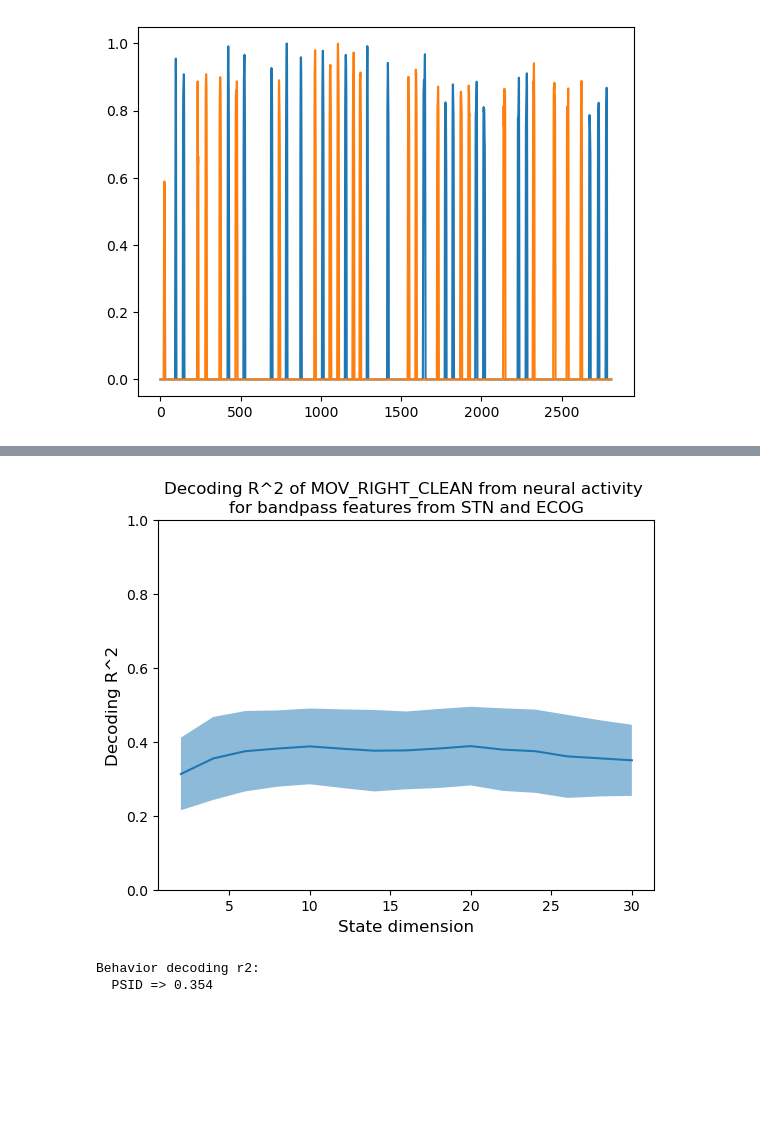
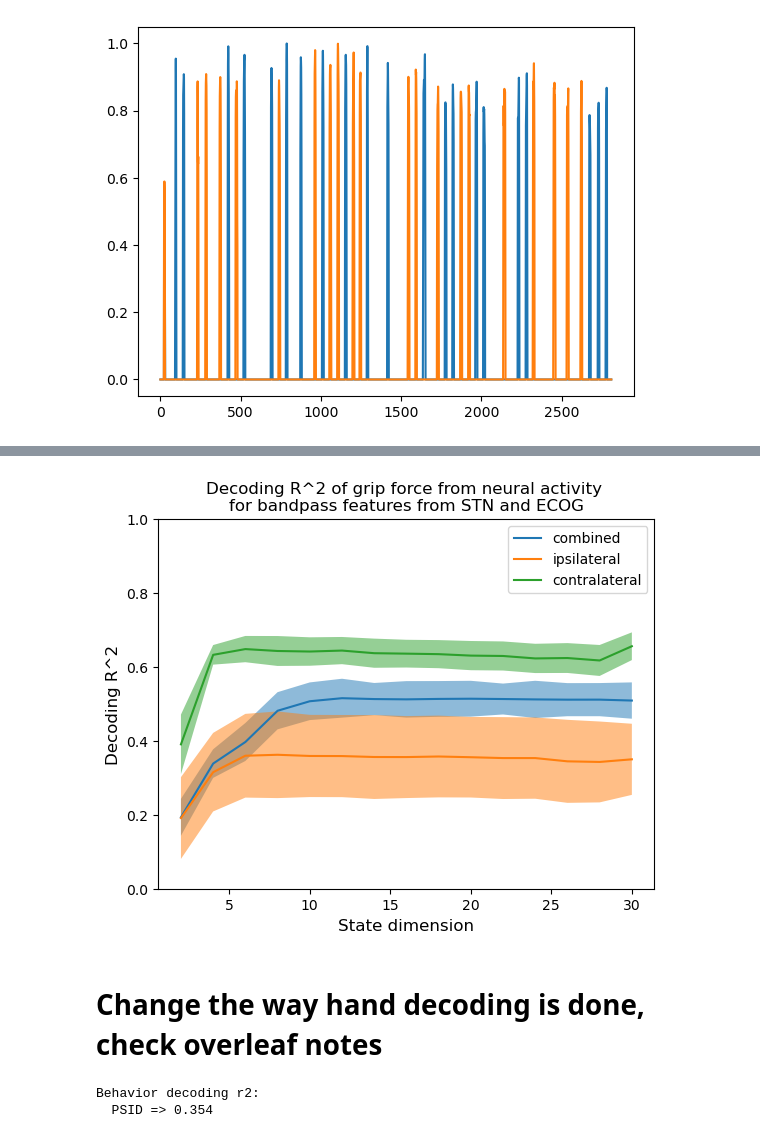
Before and after one commit to lauraflyra/BehaviorallyRelevantNeuralDynamicsWithPSID, a Jupyter notebook: src/explore_handness.ipynb, the cells around one changed output, grey strips where cells are left out. Cells and saved outputs as stored; diff of their text form; code cells hidden in the pictures; blank space fills up the shorter version.

Commit message:
hand decoding is incomplete, do classifier after PSID complete: comparison between ipsi and contralateral + combined

```diff
--- a/src/explore_handness.ipynb
+++ b/src/explore_handness.ipynb
@@ -53,0 +28,6 @@ Behavior decoding evaluation:
+# %%
+K_FOLDS = 5
+N_DIMS = 15
+MAX_DIM = 30
+# %%
+eval_over_dims_comb, behavior_dims_latent = explore_latent_behavior_dims(feature_df, behavior_df_comb, k_folds=K_FOLDS, n_dims=N_DIMS, max_dim=MAX_DIM, i=MAX_DIM, cv_eval='R2')
@@ -53,0 +52,2 @@ Behavior decoding evaluation:
+# %%
+eval_over_dims_right, behavior_dims_latent = explore_latent_behavior_dims(feature_df, behavior_df_right, k_folds=K_FOLDS, n_dims=N_DIMS, max_dim=MAX_DIM, i=MAX_DIM, cv_eval='R2')
@@ -53,0 +72,2 @@ Behavior decoding evaluation:
+# %%
+eval_over_dims_left, behavior_dims_latent = explore_latent_behavior_dims(feature_df, behavior_df_left, k_folds=K_FOLDS, n_dims=N_DIMS, max_dim=MAX_DIM, i=MAX_DIM, cv_eval='R2')
@@ -54,13 +92,22 @@ Behavior decoding evaluation:
 # %%
-plt.plot(behavior_dims_latent, np.mean(eval_over_dims, axis = 1))
-plt.fill_between(behavior_dims_latent, np.mean(eval_over_dims, axis = 1) - np.std(eval_over_dims, axis = 1), np.mean(eval_over_dims, axis = 1) + np.std(eval_over_dims, axis = 1), alpha = 0.5)
+plt.plot(behavior_dims_latent, np.mean(eval_over_dims_comb, axis = 1), label = 'combined')
+plt.fill_between(behavior_dims_latent, np.mean(eval_over_dims_comb, axis = 1) - np.std(eval_over_dims_comb, axis = 1), np.mean(eval_over_dims_comb, axis = 1) + np.std(eval_over_dims_comb, axis = 1), alpha = 0.5)
+plt.plot(behavior_dims_latent, np.mean(eval_over_dims_right, axis=1), label = 'ipsilateral')
+plt.fill_between(behavior_dims_latent, np.mean(eval_over_dims_right, axis=1) - np.std(eval_over_dims_right, axis=1),
+                 np.mean(eval_over_dims_right, axis=1) + np.std(eval_over_dims_right, axis=1), alpha=0.5)
+plt.plot(behavior_dims_latent, np.mean(eval_over_dims_left, axis=1), label = 'contralateral')
+plt.fill_between(behavior_dims_latent, np.mean(eval_over_dims_left, axis=1) - np.std(eval_over_dims_left, axis=1),
+                 np.mean(eval_over_dims_left, axis=1) + np.std(eval_over_dims_left, axis=1), alpha=0.5)
 plt.ylim(0,1)
+plt.legend()
 plt.ylabel("Decoding R^2", fontsize = 12)
 plt.xlabel("State dimension", fontsize = 12)
-plt.title("Decoding R^2 of MOV_RIGHT_CLEAN from neural activity \nfor bandpass features from STN and ECOG", fontsize = 12)
+plt.title("Decoding R^2 of grip force from neural activity \nfor bandpass features from STN and ECOG", fontsize = 12)
 plt.show()
 # %% [output]
-[figure, old version]
+[figure, new version]
+# %% [markdown]
+# Change the way hand decoding is done, check overleaf notes
 # %%
 comb_behavior = (np.asarray(data_features["MOV_LEFT_CLEAN"] > 0.7, dtype = int)-1*np.asarray(data_features["MOV_RIGHT_CLEAN"] > 0.7)).reshape(-1, 1)
 feature_df = pd.concat([data_features.filter(like='LFP'),data_features.filter(like='ECOG')], axis = 1).filter(like='bandpass_activity').to_numpy()
```
Also changed, not shown: parts of 5 cells of this notebook.
